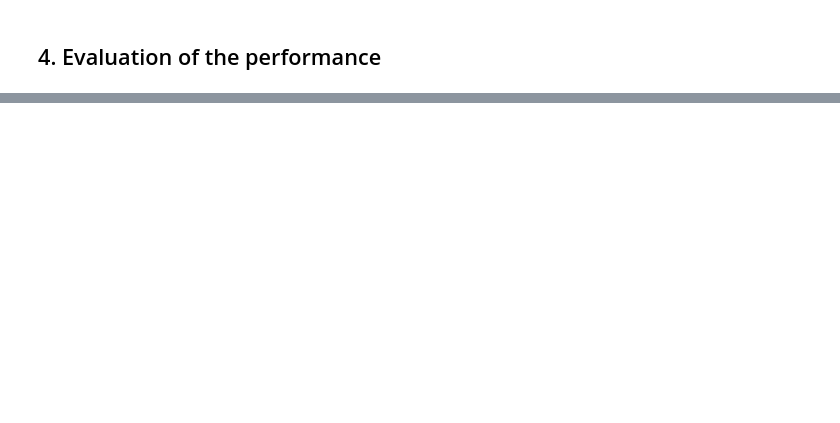
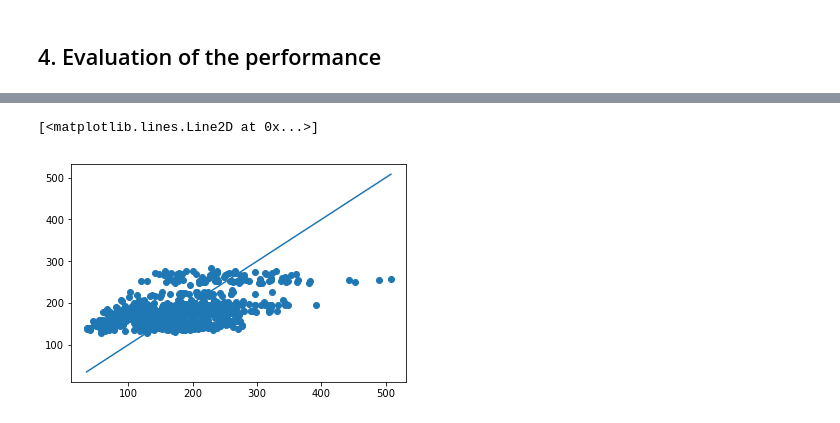
Before and after one commit to arnauddelaunay/linkvalue-datascience-training, a Jupyter notebook: Notebook_3.ipynb, the cells around one changed output, grey strips where cells are left out. Drawn from its saved outputs; the diff is of its cells as text; code cells hidden in the pictures; blank space fills up the shorter version.

```diff
--- a/Notebook_3.ipynb
+++ b/Notebook_3.ipynb
@@ -50,0 +58,6 @@ B] Then, display the values of the coefficient of the model.
+# %%
+# Your turn !
+
+### A]
+train_X, test_X, train_y, test_y = None, None, None, None
+model = None
@@ -54,0 +107,6 @@ from sklearn.metrics import mean_absolute_error, mean_squared_error
+# %%
+plt.scatter(train_y, model.predict(train_X))
+plt.plot([min(train_y),max(train_y)], [min(train_y),max(train_y)])
+# %% [output]
+[<matplotlib.lines.Line2D at 0x...>]
+[figure, added]
```
Also changed, not shown: parts of 16 cells of this notebook.
